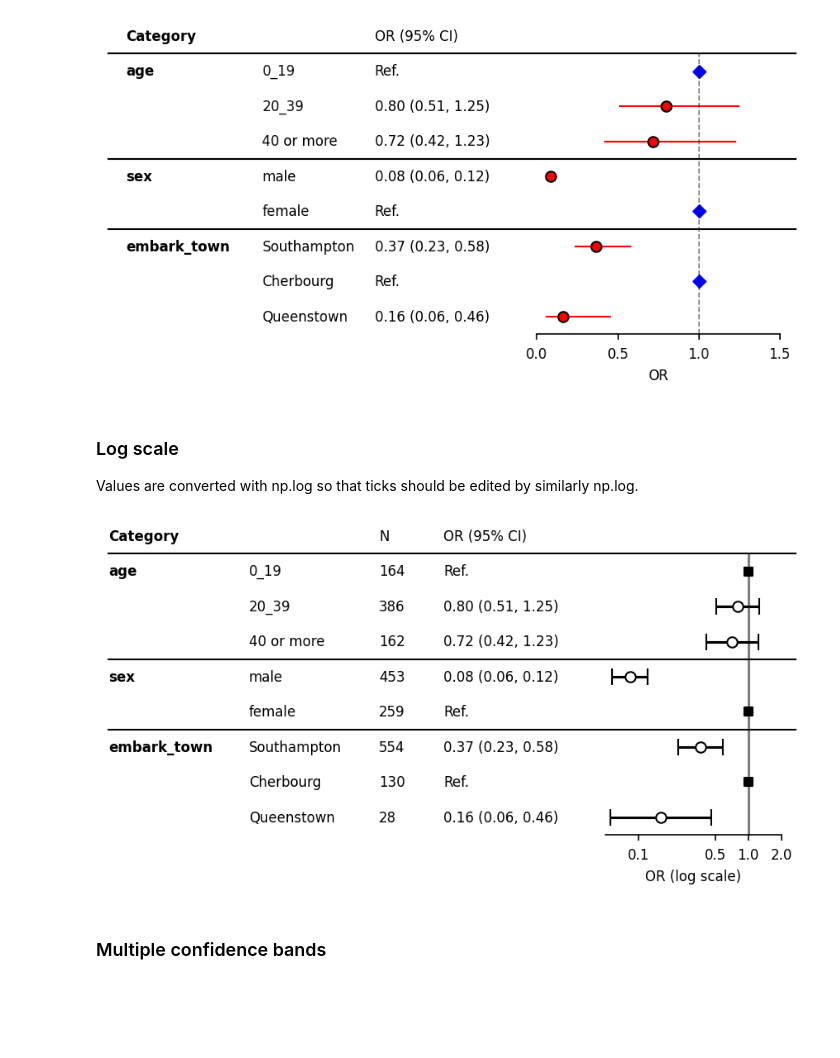
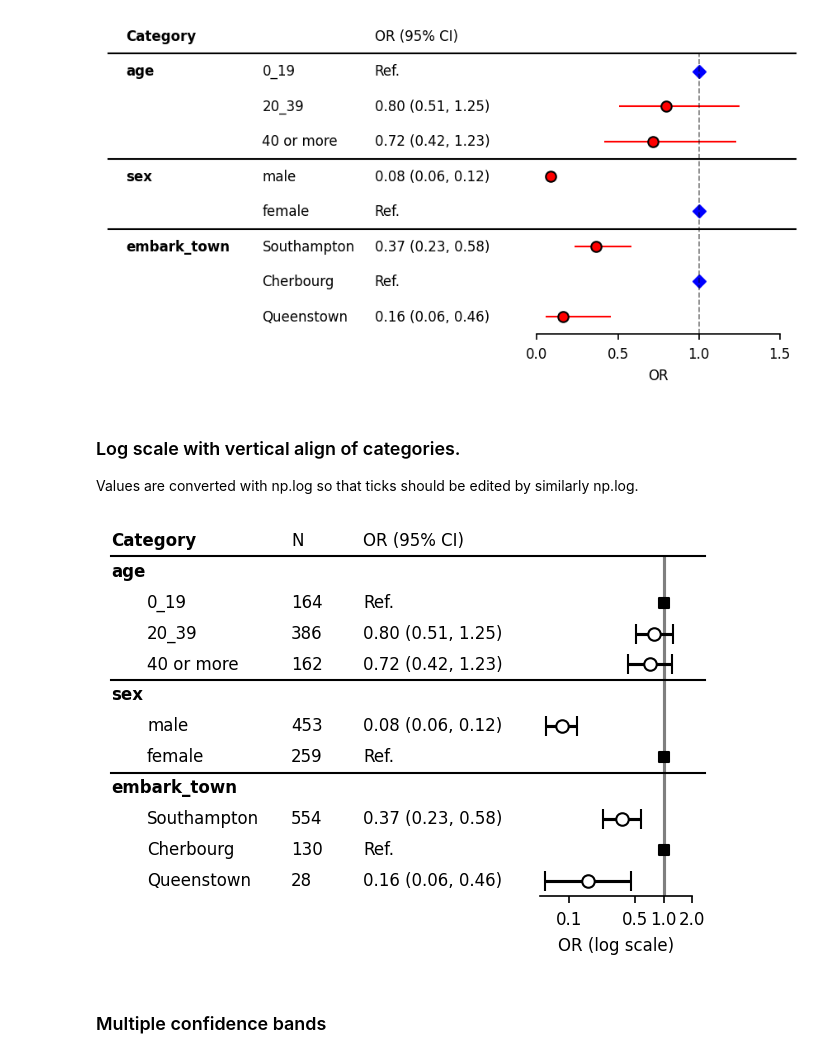
Before and after one commit to toshiakiasakura/myforestplot, a Jupyter notebook: docs_src/notebooks/2_gallery.ipynb, the cells around one changed output. Saved outputs shown, nothing was run; the diff lists cells and outputs as text; code cells hidden in the pictures; blank space fills up the shorter version.

Commit message:
Vertical alined category labels, #3 and link to gallery page, #12.

```diff
--- a/docs_src/notebooks/2_gallery.ipynb
+++ b/docs_src/notebooks/2_gallery.ipynb
@@ -140,33 +140,33 @@ fp.horizontal_variable_separators()
 # %% [output]
 [figure]
 # %% [markdown]
-### Log scale
+### Log scale with vertical align of categories.
 Values are converted with np.log so that ticks should be edited by similarly np.log.
 # %%
 plt.rcParams["font.size"] = 8
-fp = mfp.BaseForestPlot(ratio=(8,3), dpi=150, figsize=(7,3), df=df)
+fp = mfp.BaseForestPlot(ratio=(8,3), dpi=150, figsize=(5,3), df=df,
+                        vertical_align=True)
 fp.errorbar(errorbar_kwds=None, log_scale=True)
 
 xticklabels = [0.1, 0.5, 1.0, 2.0]
 fp.ax2.set_xlim(np.log([0.05, 1.5]))
 fp.ax2.set_xticks(np.log(xticklabels))
 fp.ax2.set_xticklabels(xticklabels)
 fp.ax2.set_xlabel("OR (log scale)")
 fp.ax2.axvline(x=0, ymin=0, ymax=1.0, color="black", alpha=0.5)
 
-fp.ax1.set_xlim([0.1, 1])
-fp.embed_strings("category", 0.1, header="Category",
-                 duplicate_hide=True,
-                 text_kwds=dict(fontweight="bold"),
-                 header_kwds=dict(fontweight="bold")
-                 )
+fp.ax1.set_xlim([0.3, 1])
+fp.embed_cate_strings("category", 0.3, header="Category",
+                      text_kwds=dict(fontweight="bold"),
+                      header_kwds=dict(fontweight="bold")
+                      )
 fp.embed_strings("item", 0.36, header="", replace={"age":""})
 fp.embed_strings("nobs", 0.60, header="N")
 fp.embed_strings("risk_pretty", 0.72, header="OR (95% CI)")
 fp.horizontal_variable_separators()
 plt.show()
 # %% [output]
-[figure, old version]
+[figure, new version]
 # %% [markdown]
 ### Multiple confidence bands
 # %%
```
Also changed, not shown: parts of 1 cell of this notebook, 3 other files.
